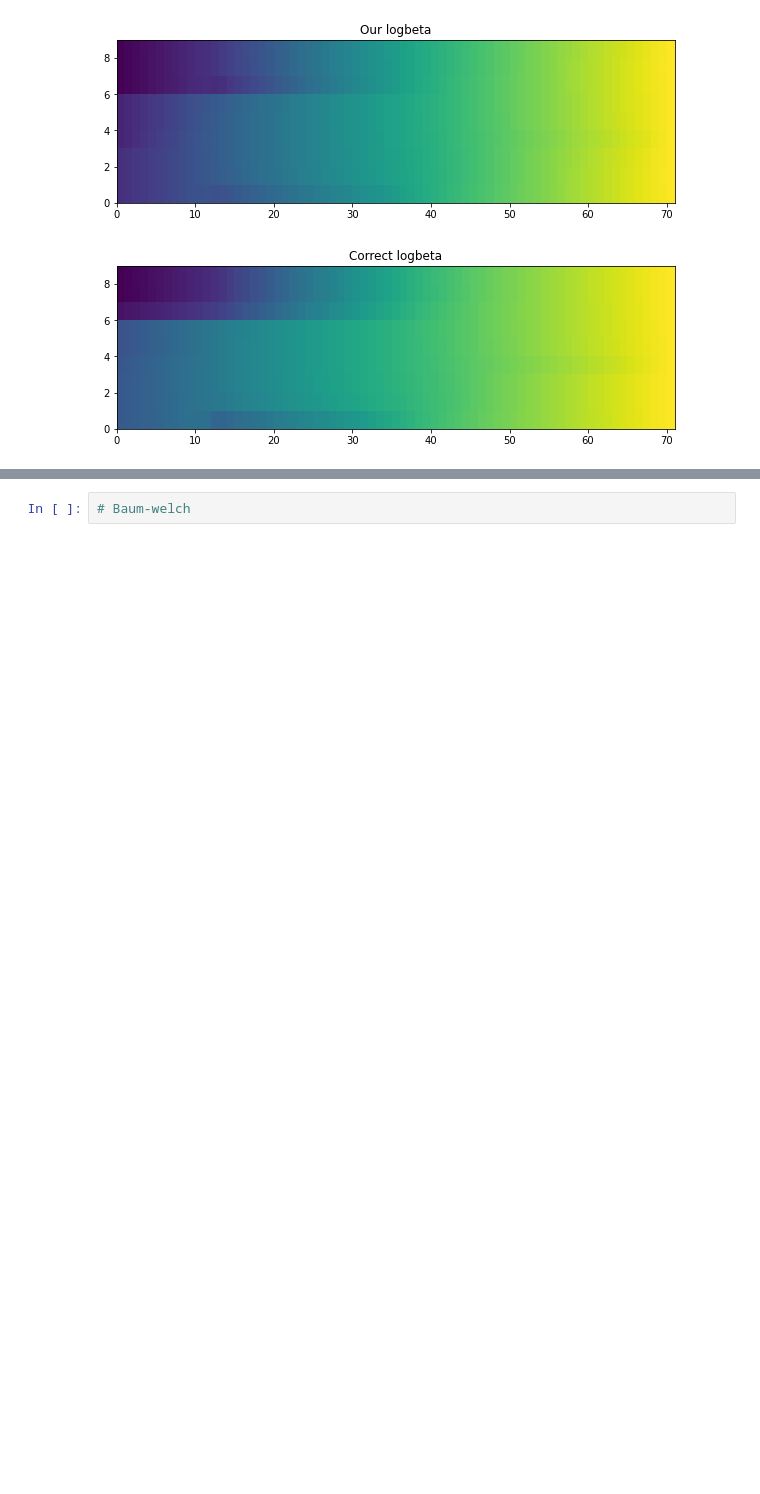
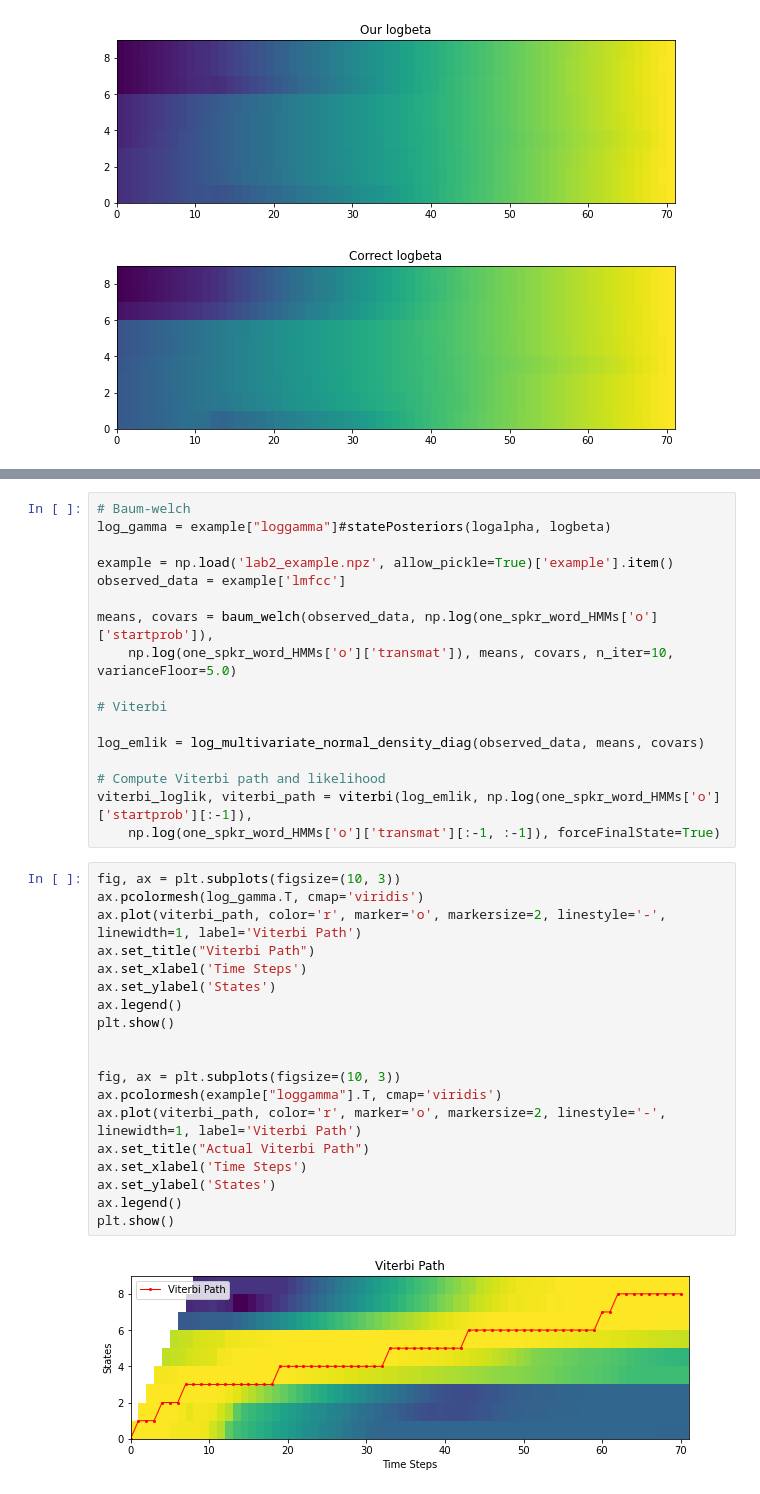
Before and after one commit to kyebinan/Speach-Speaker-Recognition, a Jupyter notebook: Lab2/lab2_main.ipynb, the cells around one changed output, grey strips where cells are left out. Drawn from its saved outputs; the diff is of its cells as text; blank space fills up the shorter version.

```diff
--- a/Lab2/lab2_main.ipynb
+++ b/Lab2/lab2_main.ipynb
@@ -124,2 +124,38 @@ plt.show()
-# %%
-# Baum-welch
+# %%
+# Baum-welch
+log_gamma = example["loggamma"]#statePosteriors(logalpha, logbeta)
+
+example = np.load('lab2_example.npz', allow_pickle=True)['example'].item()
+observed_data = example['lmfcc']
+
+means, covars = baum_welch(observed_data, np.log(one_spkr_word_HMMs['o']['startprob']),
+    np.log(one_spkr_word_HMMs['o']['transmat']), means, covars, n_iter=10, varianceFloor=5.0)
+
+# Viterbi
+
+log_emlik = log_multivariate_normal_density_diag(observed_data, means, covars)
+
+# Compute Viterbi path and likelihood
+viterbi_loglik, viterbi_path = viterbi(log_emlik, np.log(one_spkr_word_HMMs['o']['startprob'][:-1]),
+    np.log(one_spkr_word_HMMs['o']['transmat'][:-1, :-1]), forceFinalState=True)
+# %%
+fig, ax = plt.subplots(figsize=(10, 3))
+ax.pcolormesh(log_gamma.T, cmap='viridis')
+ax.plot(viterbi_path, color='r', marker='o', markersize=2, linestyle='-', linewidth=1, label='Viterbi Path')
+ax.set_title("Viterbi Path")
+ax.set_xlabel('Time Steps')
+ax.set_ylabel('States')
+ax.legend()
+plt.show()
+
+
+fig, ax = plt.subplots(figsize=(10, 3))
+ax.pcolormesh(example["loggamma"].T, cmap='viridis')
+ax.plot(viterbi_path, color='r', marker='o', markersize=2, linestyle='-', linewidth=1, label='Viterbi Path')
+ax.set_title("Actual Viterbi Path")
+ax.set_xlabel('Time Steps')
+ax.set_ylabel('States')
+ax.legend()
+plt.show()
+# %% [output]
+[figure, added]
```
Also changed, not shown: parts of 3 cells of this notebook, 1 other file.
